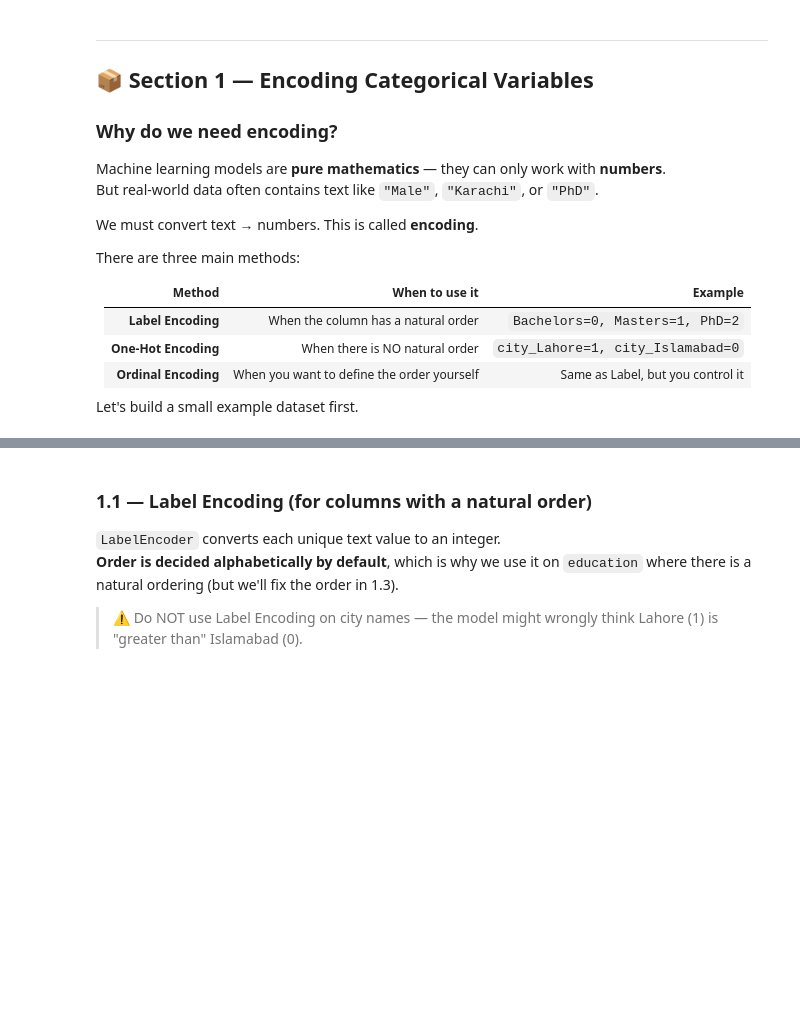
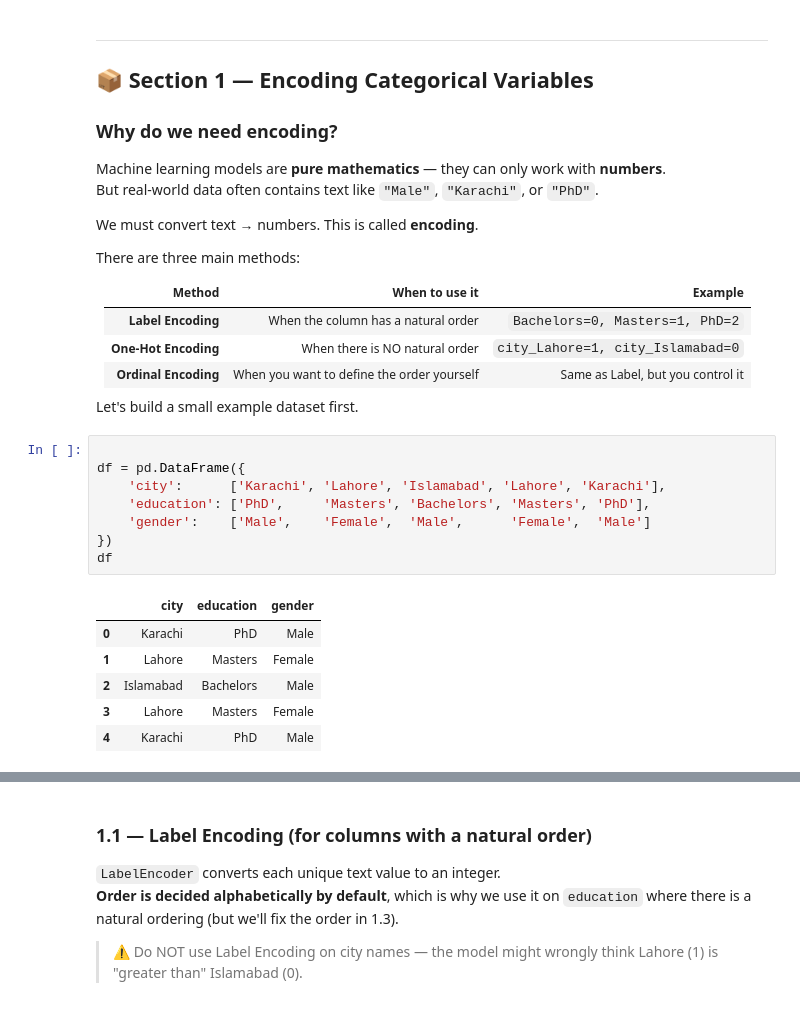
Before and after one commit to amadatiq-ai/citadel-edversity, a Jupyter notebook: Week3_Day1_Feature_Engineering.ipynb, the cells around one changed output, grey strips where cells are left out. Cells and saved outputs as stored; diff of their text form; blank space fills up the shorter version.

```diff
--- a/Week3_Day1_Feature_Engineering.ipynb
+++ b/Week3_Day1_Feature_Engineering.ipynb
@@ -73,6 +73,21 @@ There are three main methods:
 | **Ordinal Encoding** | When you want to define the order yourself | Same as Label, but you control it |
 
 Let's build a small example dataset first.
+# %%
+
+df = pd.DataFrame({
+    'city':      ['Karachi', 'Lahore', 'Islamabad', 'Lahore', 'Karachi'],
+    'education': ['PhD',     'Masters', 'Bachelors', 'Masters', 'PhD'],
+    'gender':    ['Male',    'Female',  'Male',      'Female',  'Male']
+})
+df
+# %% [output]
+|  | city | education | gender |
+| 0 | Karachi | PhD | Male |
+| 1 | Lahore | Masters | Female |
+| 2 | Islamabad | Bachelors | Male |
+| 3 | Lahore | Masters | Female |
+| 4 | Karachi | PhD | Male |
 # %%
 # ── Create a tiny example dataset ──────────────────────────────────────────
 # This is NOT real survey data — we made it up to practice encoding.
```
Also changed, not shown: parts of 12 cells of this notebook, 2 other files.
